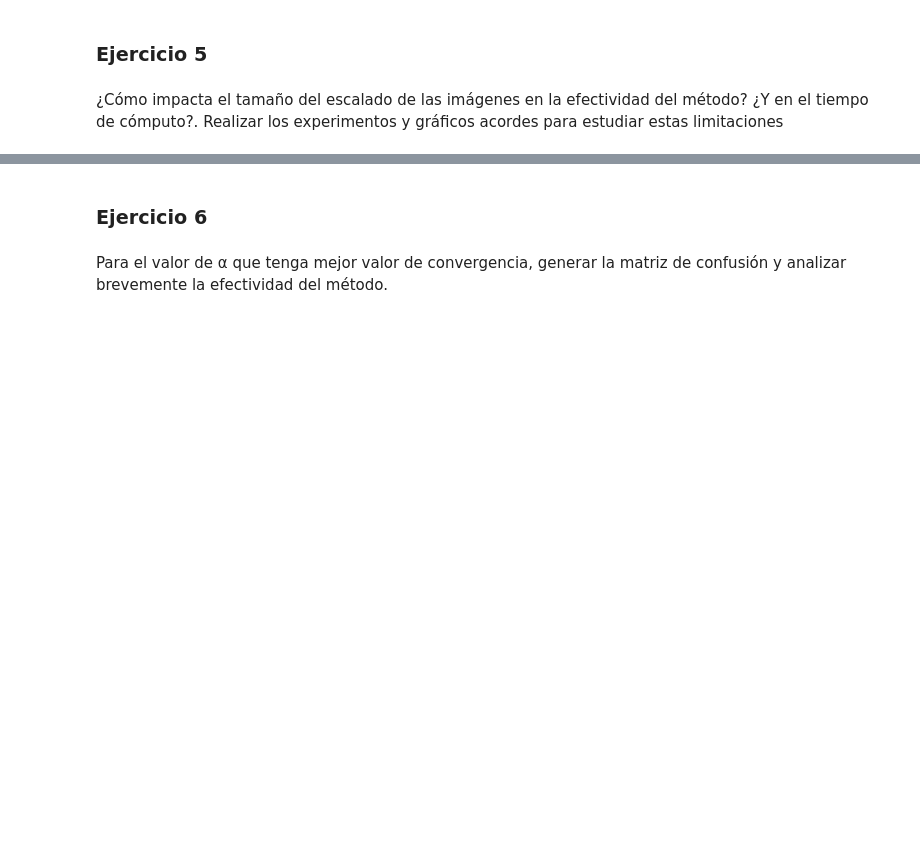
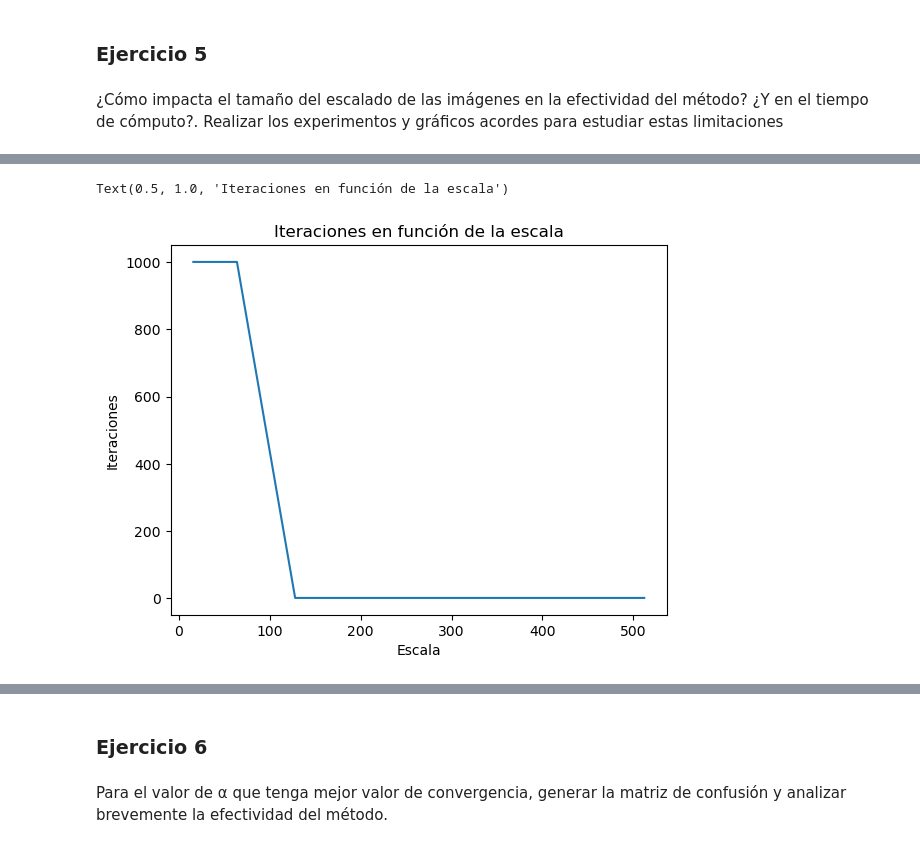
Before and after one commit to catadolhare/tp2_metodos_cauzzo_dolhare, a Jupyter notebook: DescXGrad.ipynb, the cells around one changed output, grey strips where cells are left out. Drawn from its saved outputs; the diff is of its cells as text; code cells hidden in the pictures; blank space fills up the shorter version.

```diff
--- a/DescXGrad.ipynb
+++ b/DescXGrad.ipynb
@@ -508,0 +509,8 @@ Escala:  128 tiempo: 449.39289450645447
+# %%
+plt.plot(escalado, iteraciones_por_escalado)
+plt.xlabel("Escala")
+plt.ylabel("Iteraciones")
+plt.title("Iteraciones en función de la escala")
+# %% [output]
+Text(0.5, 1.0, 'Iteraciones en función de la escala')
+[figure, added]
```
Also changed, not shown: parts of 13 cells of this notebook.
